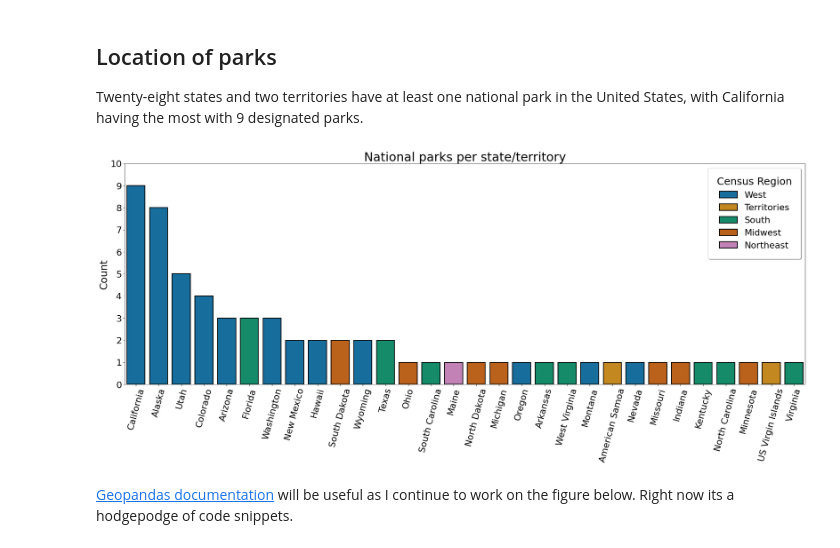
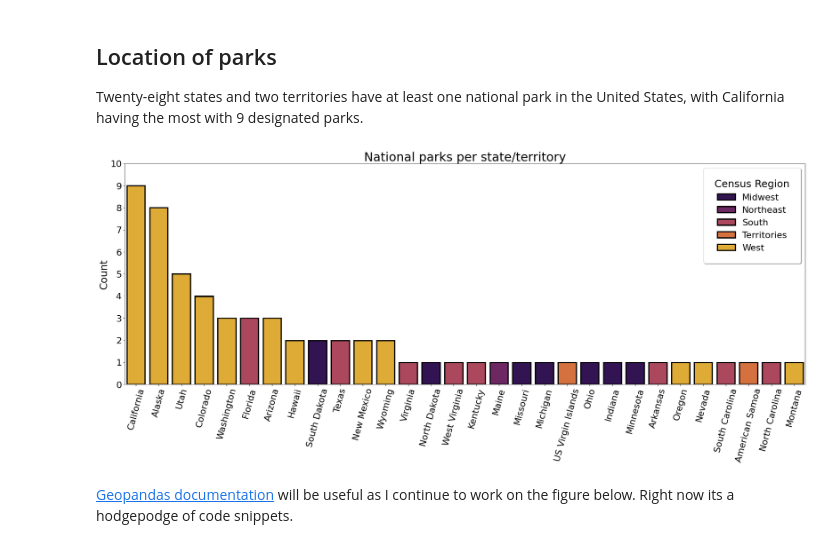
Before and after one commit to bostlund/side_projects, a Jupyter notebook: us_national_parks/us_national_parks.ipynb, the cells around one changed output. Cells and saved outputs as stored; diff of their text form; code cells hidden in the pictures.

Commit message:
upd countplot color

```diff
--- a/us_national_parks/us_national_parks.ipynb
+++ b/us_national_parks/us_national_parks.ipynb
@@ -155,31 +155,31 @@ Twenty-eight states and two territories have at least one national park in the U
 # %%
 plt.figure(figsize=(30,10))
 
-ax = sns.countplot(data=parks.sort_values(by='state_terr'),
+ax = sns.countplot(data=parks.sort_values(by='region'),
                    x='state_terr',
                    hue='region',
                    dodge=False,
                    order=parks.state_terr.value_counts().index,
-                   palette='colorblind',
+                   palette='inferno',
                    edgecolor=(0,0,0),
-                   linewidth=2)
+                   linewidth=3)
 ax.set_title('National parks per state/territory', fontsize=30)
 ax.set_yticks(np.arange(0, 11))
 
 ax.legend(title='Census Region',
           title_fontsize=25,
           loc='upper right',
           fontsize=22,
-          fancybox=True, framealpha=1, shadow=True, borderpad=1)
+          fancybox=True, framealpha=1, shadow=True, borderpad=1.25)
 
 plt.xlabel(None)
 plt.ylabel("Count", fontsize=25)
 plt.xticks(fontsize=22, rotation=75)
 plt.yticks(fontsize=22)
 
 plt.show()
 # %% [output]
-[figure, old version]
+[figure, new version]
 # %% [markdown]
 [Geopandas documentation](https://geopandas.org/en/stable/gallery/create_geopandas_from_pandas.html) will be useful as I continue to work on the figure below. Right now its a hodgepodge of code snippets.
 # %%
```
Also changed, not shown: parts of 1 cell of this notebook.
